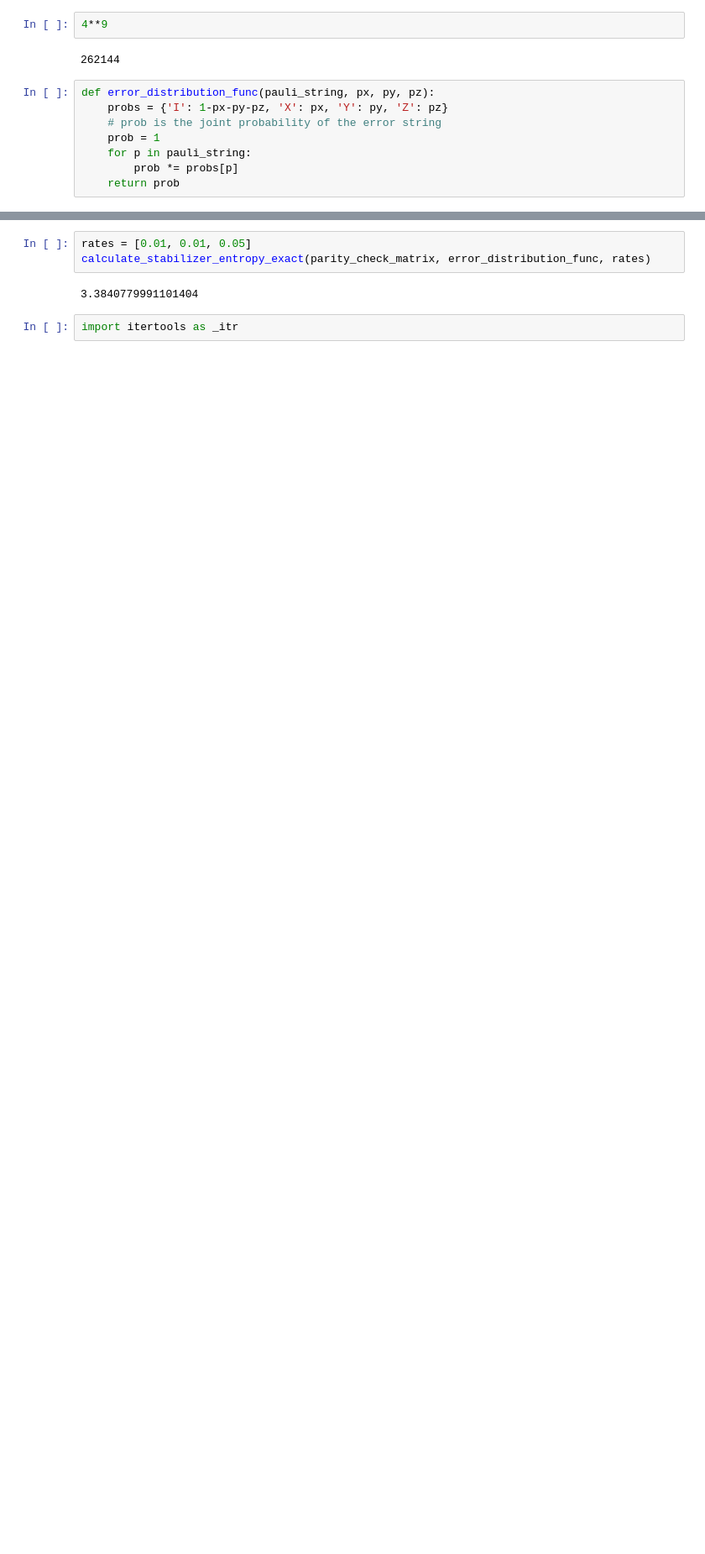
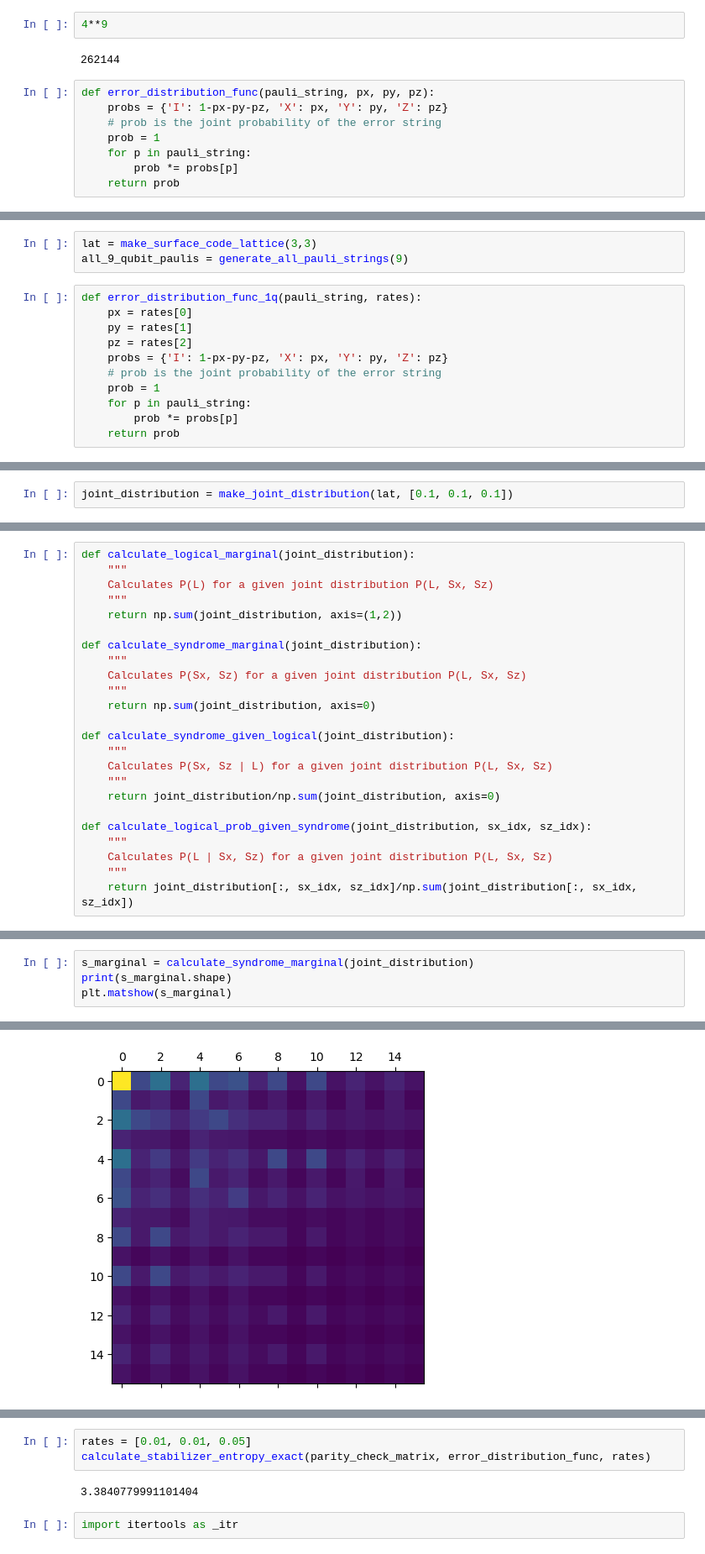
Before and after one commit to jpmarceaux/QuantumHardwareSubgroup, a Jupyter notebook: lib/dev_mutual_information.ipynb, the cells around one changed output, grey strips where cells are left out. Shown at 84% size. Drawn from its saved outputs; the diff is of its cells as text; blank space fills up the shorter version.

```diff
--- a/lib/dev_mutual_information.ipynb
+++ b/lib/dev_mutual_information.ipynb
@@ -396,0 +451,14 @@ def error_distribution_func(pauli_string, px, py, pz):
+# %%
+lat = make_surface_code_lattice(3,3)
+all_9_qubit_paulis = generate_all_pauli_strings(9)
+# %%
+def error_distribution_func_1q(pauli_string, rates):
+    px = rates[0]
+    py = rates[1]
+    pz = rates[2]
+    probs = {'I': 1-px-py-pz, 'X': px, 'Y': py, 'Z': pz}
+    # prob is the joint probability of the error string
+    prob = 1
+    for p in pauli_string:
+        prob *= probs[p]
+    return prob
@@ -396,0 +501,2 @@ def error_distribution_func(pauli_string, px, py, pz):
+# %%
+joint_distribution = make_joint_distribution(lat, [0.1, 0.1, 0.1])
@@ -396,0 +507,24 @@ def error_distribution_func(pauli_string, px, py, pz):
+# %%
+def calculate_logical_marginal(joint_distribution):
+    """
+    Calculates P(L) for a given joint distribution P(L, Sx, Sz)
+    """
+    return np.sum(joint_distribution, axis=(1,2))
+
+def calculate_syndrome_marginal(joint_distribution):
+    """
+    Calculates P(Sx, Sz) for a given joint distribution P(L, Sx, Sz)
+    """
+    return np.sum(joint_distribution, axis=0)
+
+def calculate_syndrome_given_logical(joint_distribution):
+    """
+    Calculates P(Sx, Sz | L) for a given joint distribution P(L, Sx, Sz)
+    """
+    return joint_distribution/np.sum(joint_distribution, axis=0)
+
+def calculate_logical_prob_given_syndrome(joint_distribution, sx_idx, sz_idx):
+    """
+    Calculates P(L | Sx, Sz) for a given joint distribution P(L, Sx, Sz)
+    """
+    return joint_distribution[:, sx_idx, sz_idx]/np.sum(joint_distribution[:, sx_idx, sz_idx])
@@ -396,0 +548,5 @@ def error_distribution_func(pauli_string, px, py, pz):
+# %%
+s_marginal = calculate_syndrome_marginal(joint_distribution)
+print(s_marginal.shape)
+plt.matshow(s_marginal)
+# %% [output]
@@ -396,0 +555 @@ def error_distribution_func(pauli_string, px, py, pz):
+[figure, added]
```
Also changed, not shown: parts of 51 cells of this notebook, 2 other files.
